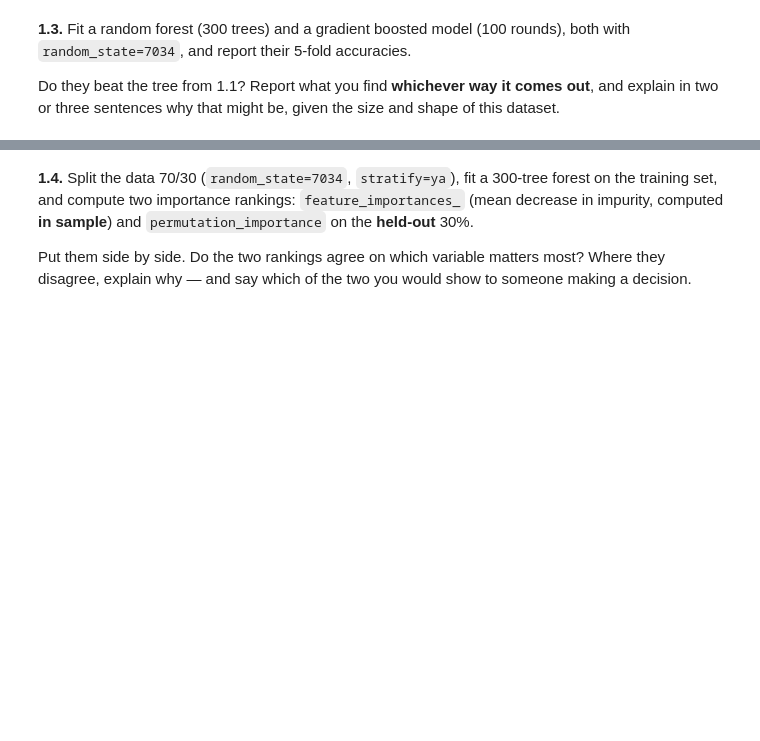
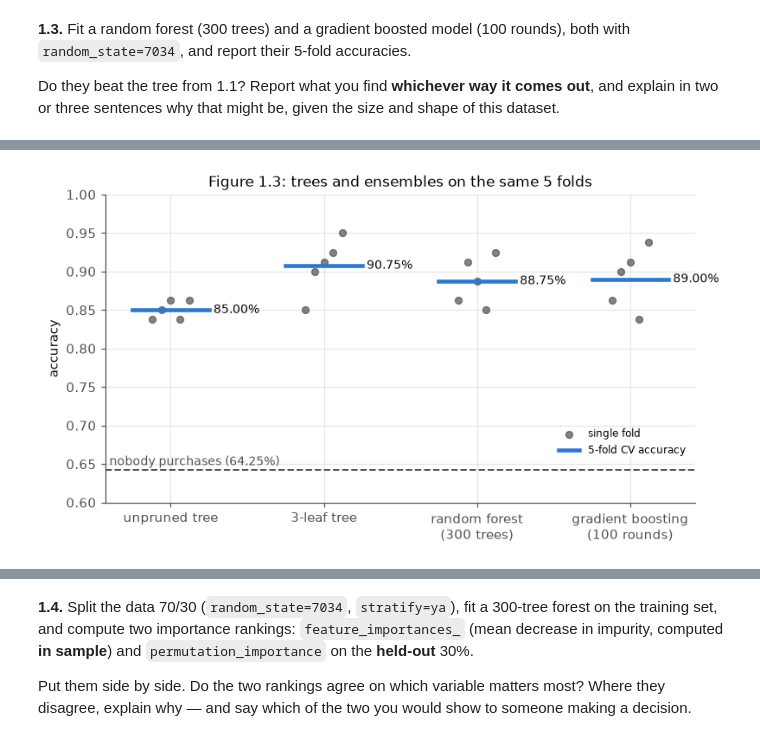
Before and after one commit to Teknado/UChicago, a Jupyter notebook: Final_Autumn_2026-1.ipynb, the cells around one changed output, grey strips where cells are left out. Cells and saved outputs as stored; diff of their text form; code cells hidden in the pictures; blank space fills up the shorter version.

```diff
--- a/Final_Autumn_2026-1.ipynb
+++ b/Final_Autumn_2026-1.ipynb
@@ -66,0 +313,23 @@ Do they beat the tree from 1.1? Report what you find **whichever way it comes ou
+# %%
+rf = RandomForestClassifier(n_estimators=300, random_state=7034)
+gb = GradientBoostingClassifier(n_estimators=100, random_state=7034)
+tab13 = pd.concat([tab11.loc[['unpruned', f'{k_star} leaves']],
+                   pd.DataFrame([cv_detail(rf, 'random forest (300 trees)'),
+                                 cv_detail(gb, 'gradient boosting (100 rounds)')]).set_index('model')])
+
+# Head to head with the chosen tree on the same 5 folds (people correct per fold of 80)
+tree_folds = tab11.loc[f'{k_star} leaves', 'folds']
+tab13['vs chosen tree (people /400)'] = tab13['correct /400'] - tab11.loc[f'{k_star} leaves', 'correct /400']
+tab13['folds better / equal / worse than tree'] = [
+    f'{(f > tree_folds).sum()} / {(f == tree_folds).sum()} / {(f < tree_folds).sum()}' for f in tab13['folds']]
+tab13['people correct per fold (of 80)'] = [' '.join(map(str, f)) for f in tab13['folds']]
+pct = ['CV accuracy', 'fold min', 'fold max', 'training-fold accuracy (diagnostic)']
+display(tab13.drop(columns='folds').style.format({**{c: '{:.2%}' for c in pct}, 'fold sd': '{:.3f}'})
+        .set_caption(f'Table 1.3: ensembles against the {k_star}-leaf tree (same 5 folds; baseline {base_correct / N:.2%})'))
+
+# The settings actually used (the exam fixes 300 trees / 100 rounds; everything else is the sklearn default)
+rf_full = RandomForestClassifier(n_estimators=300, random_state=7034).fit(Xa, ya)
+print('RF:', {k: rf.get_params()[k] for k in ['n_estimators', 'max_features', 'max_depth', 'min_samples_leaf', 'bootstrap']},
+      '| features tried at each split:', rf_full.estimators_[0].max_features_,
+      '| mean leaves per tree:', round(np.mean([t.get_n_leaves() for t in rf_full.estimators_]), 1))
+print('GB:', {k: gb.get_params()[k] for k in ['n_estimators', 'learning_rate', 'max_depth', 'subsample']})
@@ -66,0 +346,22 @@ Do they beat the tree from 1.1? Report what you find **whichever way it comes ou
+# %%
+# Figure 1.3: the five fold scores and their mean for each model, against the baseline
+models = ['unpruned', f'{k_star} leaves', 'random forest (300 trees)', 'gradient boosting (100 rounds)']
+fig, ax = plt.subplots(figsize=(8, 4.2))
+for j, m in enumerate(models):
+    f = tab13.loc[m, 'folds'] / 80
+    ax.scatter(np.full(5, j) + np.linspace(-0.12, 0.12, 5), f, s=26, color=C_GREY, alpha=0.7,
+               label='single fold' if j == 0 else None, zorder=2)
+    ax.plot([j - 0.25, j + 0.25], [tab13.loc[m, 'CV accuracy']] * 2, color=C_BLUE, linewidth=3,
+            label='5-fold CV accuracy' if j == 0 else None, zorder=3)
+    ax.text(j + 0.28, tab13.loc[m, 'CV accuracy'], f"{tab13.loc[m, 'CV accuracy']:.2%}", va='center', fontsize=9, color=C_INK)
+ax.axhline(base_correct / N, color=C_GREY, linestyle='--', linewidth=1.3)
+ax.text(-0.4, base_correct / N + 0.006, f'nobody purchases ({base_correct / N:.2%})', color=C_GREY, fontsize=9)
+ax.set_xticks(range(len(models)), ['unpruned tree', f'{k_star}-leaf tree', 'random forest\n(300 trees)',
+                                   'gradient boosting\n(100 rounds)'])
+ax.set_ylabel('accuracy')
+ax.set_ylim(0.6, 1.0)
+ax.set_title('Figure 1.3: trees and ensembles on the same 5 folds')
+ax.legend(loc='lower right', bbox_to_anchor=(1, 0.12), fontsize=8)
+plt.show()
+# %% [output]
+[figure, added]
```
Also changed, not shown: parts of 25 cells of this notebook, 1 other file.
